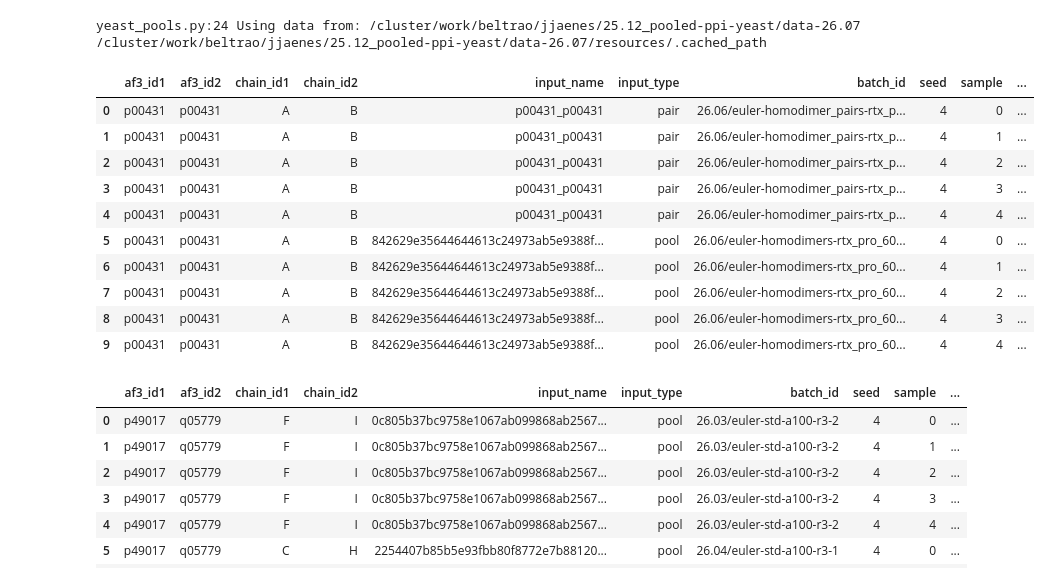
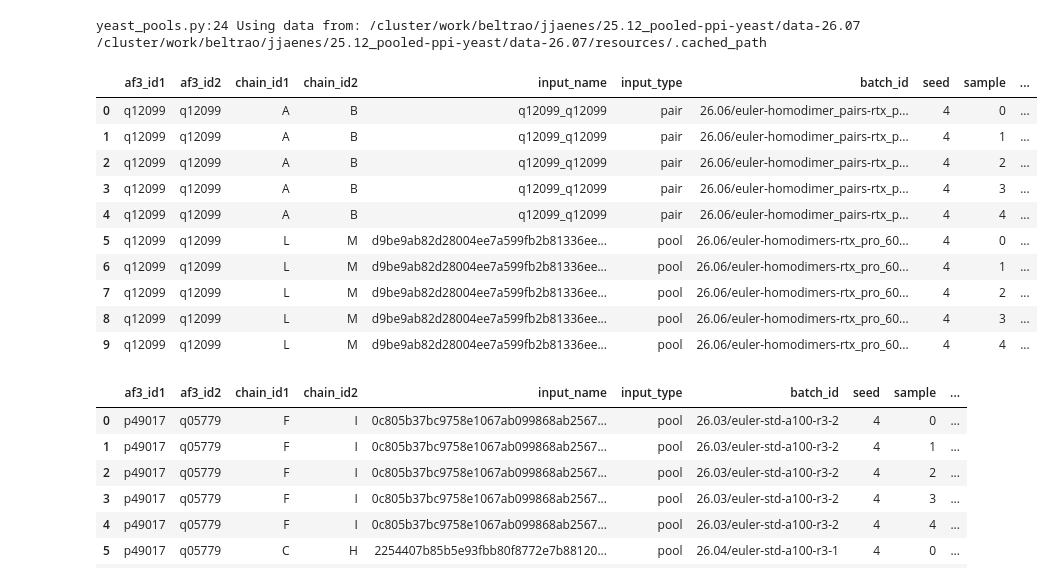
Before and after one commit to Kim-Dammer/master_thesis, a Jupyter notebook: notebooks/08_homomultimers.ipynb, the cells around one changed output. Saved outputs shown, nothing was run; the diff lists cells and outputs as text; code cells hidden in the pictures.

```diff
--- a/notebooks/08_homomultimers.ipynb
+++ b/notebooks/08_homomultimers.ipynb
@@ -17,20 +17,20 @@ import pooled_ppi.yeast_pools as yp
 yeast_pools.py:24 Using data from: /cluster/work/beltrao/jjaenes/25.12_pooled-ppi-yeast/data-26.07
 /cluster/work/beltrao/jjaenes/25.12_pooled-ppi-yeast/data-26.07/resources/.cached_path
 # %%
-af3_id = 'p00431'
+af3_id = 'q12099'
 yp.get_models(filters=[('af3_id1', '==', af3_id), ('af3_id2', '==', af3_id)])
 # %% [output]
 |  | af3_id1 | af3_id2 | chain_id1 | chain_id2 | input_name | input_type | batch_id | seed | sample | ... |
-| 0 | p00431 | p00431 | A | B | p00431_p00431 | pair | 26.06/euler-homodimer_pairs-rtx_p... | 4 | 0 | ... |
-| 1 | p00431 | p00431 | A | B | p00431_p00431 | pair | 26.06/euler-homodimer_pairs-rtx_p... | 4 | 1 | ... |
-| 2 | p00431 | p00431 | A | B | p00431_p00431 | pair | 26.06/euler-homodimer_pairs-rtx_p... | 4 | 2 | ... |
-| 3 | p00431 | p00431 | A | B | p00431_p00431 | pair | 26.06/euler-homodimer_pairs-rtx_p... | 4 | 3 | ... |
-| 4 | p00431 | p00431 | A | B | p00431_p00431 | pair | 26.06/euler-homodimer_pairs-rtx_p... | 4 | 4 | ... |
-| 5 | p00431 | p00431 | A | B | 842629e35644644613c24973ab5e9388f... | pool | 26.06/euler-homodimers-rtx_pro_60... | 4 | 0 | ... |
-| 6 | p00431 | p00431 | A | B | 842629e35644644613c24973ab5e9388f... | pool | 26.06/euler-homodimers-rtx_pro_60... | 4 | 1 | ... |
-| 7 | p00431 | p00431 | A | B | 842629e35644644613c24973ab5e9388f... | pool | 26.06/euler-homodimers-rtx_pro_60... | 4 | 2 | ... |
-| 8 | p00431 | p00431 | A | B | 842629e35644644613c24973ab5e9388f... | pool | 26.06/euler-homodimers-rtx_pro_60... | 4 | 3 | ... |
-| 9 | p00431 | p00431 | A | B | 842629e35644644613c24973ab5e9388f... | pool | 26.06/euler-homodimers-rtx_pro_60... | 4 | 4 | ... |
+| 0 | q12099 | q12099 | A | B | q12099_q12099 | pair | 26.06/euler-homodimer_pairs-rtx_p... | 4 | 0 | ... |
+| 1 | q12099 | q12099 | A | B | q12099_q12099 | pair | 26.06/euler-homodimer_pairs-rtx_p... | 4 | 1 | ... |
+| 2 | q12099 | q12099 | A | B | q12099_q12099 | pair | 26.06/euler-homodimer_pairs-rtx_p... | 4 | 2 | ... |
+| 3 | q12099 | q12099 | A | B | q12099_q12099 | pair | 26.06/euler-homodimer_pairs-rtx_p... | 4 | 3 | ... |
+| 4 | q12099 | q12099 | A | B | q12099_q12099 | pair | 26.06/euler-homodimer_pairs-rtx_p... | 4 | 4 | ... |
+| 5 | q12099 | q12099 | L | M | d9be9ab82d28004ee7a599fb2b81336ee... | pool | 26.06/euler-homodimers-rtx_pro_60... | 4 | 0 | ... |
+| 6 | q12099 | q12099 | L | M | d9be9ab82d28004ee7a599fb2b81336ee... | pool | 26.06/euler-homodimers-rtx_pro_60... | 4 | 1 | ... |
+| 7 | q12099 | q12099 | L | M | d9be9ab82d28004ee7a599fb2b81336ee... | pool | 26.06/euler-homodimers-rtx_pro_60... | 4 | 2 | ... |
+| 8 | q12099 | q12099 | L | M | d9be9ab82d28004ee7a599fb2b81336ee... | pool | 26.06/euler-homodimers-rtx_pro_60... | 4 | 3 | ... |
+| 9 | q12099 | q12099 | L | M | d9be9ab82d28004ee7a599fb2b81336ee... | pool | 26.06/euler-homodimers-rtx_pro_60... | 4 | 4 | ... |
 # %%
 # extract first model (sample==0) from pair and pool
 #models = yp.get_models(filters=[('af3_id1', '==', af3_id), ('af3_id2', '==', af3_id), ('sample', '==', 0)])
```
Also changed, not shown: 4 other files.
